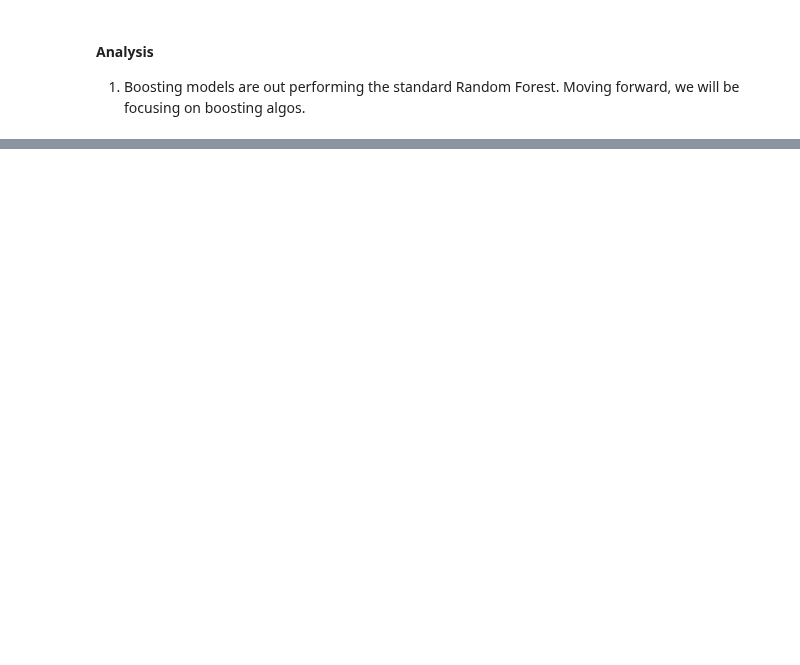
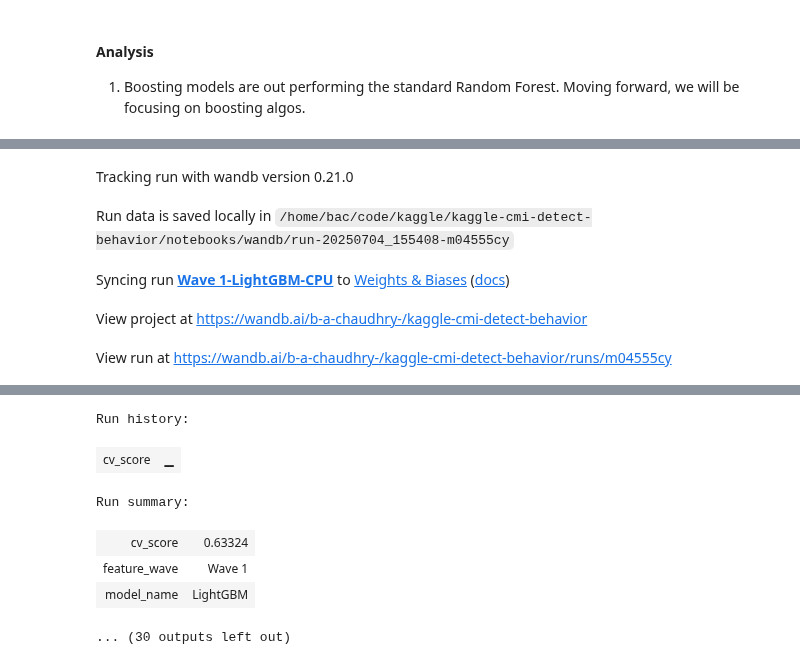
Before and after one commit to bachaudhry/kaggle-cmi-detect-behavior, a Jupyter notebook: notebooks/02-model-training.ipynb, the cells around one changed output, grey strips where cells are left out. Drawn from its saved outputs; the diff is of its cells as text; code cells hidden in the pictures; blank space fills up the shorter version.

```diff
--- a/notebooks/02-model-training.ipynb
+++ b/notebooks/02-model-training.ipynb
@@ -360,0 +459,4 @@ Run summary:
+# %%
+FEATURE_WAVE = "Wave 1"
+N_SPLITS = 5
+SEED = 42
@@ -360,0 +468,64 @@ Run summary:
+# %%
+# --- Updated Model Configurations (Top 3) ---
+model_configs = {
+    "LightGBM": {
+        "model": lgb.LGBMClassifier,
+        "params": { 'objective': 'multiclass', 'num_class': features_df['gesture_encoded'].nunique(), 'metric': 'multi_logloss', 'n_estimators': 1000, 'learning_rate': 0.05, 'feature_fraction': 0.8, 'bagging_fraction': 0.8, 'bagging_freq': 1, 'lambda_l1': 0.1, 'lambda_l2': 0.1, 'num_leaves': 31, 'verbose': -1, 'n_jobs': -1, 'seed': SEED, 'boosting_type': 'gbdt' }
+    },
+    "XGBoost": {
+        "model": xgb.XGBClassifier,
+        "params": { 'objective': 'multi:softprob', 'eval_metric': 'mlogloss', 'n_estimators': 1000, 'learning_rate': 0.05, 'max_depth': 6, 'subsample': 0.8, 'colsample_bytree': 0.8, 'gamma': 0.1, 'seed': SEED, 'n_jobs': -1, 'use_label_encoder': False }
+    },
+    "CatBoost": {
+        "model": cat.CatBoostClassifier,
+        "params": { 'iterations': 1000, 'learning_rate': 0.05, 'depth': 6, 'loss_function': 'MultiClass', 'eval_metric': 'MultiClass', 'random_seed': SEED, 'verbose': 0 }
+    }
+}
+# %%
+# --- Cross-Validation Loop for Each Model ---
+print("="*50)
+print(f"Starting Multi-Model CPU-Based Training on {FEATURE_WAVE} Features")
+print("="*50)
+
+for model_name, config in model_configs.items():
+
+    EXPERIMENT_NAME = f"{FEATURE_WAVE}-{model_name}-CPU"
+    fold_scores = []
+
+    print(f"\n---> Training Model: {model_name} <---")
+
+    cv = StratifiedGroupKFold(n_splits=N_SPLITS, shuffle=True, random_state=SEED)
+    for fold, (train_idx, val_idx) in enumerate(cv.split(X, y, groups)):
+        print(f"--- Fold {fold+1}/{N_SPLITS} ---")
+
+        X_train, y_train = X.iloc[train_idx], y.iloc[train_idx]
+        X_val, y_val = X.iloc[val_idx], y.iloc[val_idx]
+
+        model = config['model'](**config['params'])
+
+        if model_name == 'LightGBM':
+            model.fit(X_train, y_train, eval_set=[(X_val, y_val)], callbacks=[lgb.early_stopping(100, verbose=False)])
+        elif model_name == 'CatBoost':
+            model.fit(X_train, y_train, eval_set=[(X_val, y_val)], early_stopping_rounds=100)
+        elif model_name == 'XGBoost':
+            model.fit(X_train, y_train, verbose=False)
+
+        val_preds = model.predict_proba(X_val)
+        fold_score = balanced_accuracy_score(y_val, np.argmax(val_preds, axis=1))
+        fold_scores.append(fold_score)
+        print(f"Fold {fold+1} Balanced Accuracy: {fold_score:.5f}")
+
+    mean_cv_score = np.mean(fold_scores)
+    print(f"\n--- CV Summary for {model_name} ---")
+    print(f"Mean Balanced Accuracy: {mean_cv_score:.5f}")
+    print(f"Std Dev: {np.std(fold_scores):.5f}\n")
+
+    tracker.log_experiment(
+        experiment_name=EXPERIMENT_NAME,
+        model_name=model_name,
+        feature_wave=FEATURE_WAVE,
+        cv_score=mean_cv_score,
+        params=config['params'],
+        notes="Phase-specific statistical aggregates."
+    )
+# %% [output]
@@ -360,0 +550,5 @@ Run summary:
+Tracking run with wandb version 0.21.0
+Run data is saved locally in /home/bac/code/kaggle/kaggle-cmi-detect-behavior/notebooks/wandb/run-20250704_155408-m04555cy
+Syncing run Wave 1-LightGBM-CPU to Weights & Biases (docs)
+View project at https://wandb.ai/b-a-chaudhry-/kaggle-cmi-detect-behavior
+View run at https://wandb.ai/b-a-chaudhry-/kaggle-cmi-detect-behavior/runs/m04555cy
@@ -360,0 +556,7 @@ Run summary:
+Run history:
+| cv_score | ▁ |
+Run summary:
+| cv_score | 0.63324 |
+| feature_wave | Wave 1 |
+| model_name | LightGBM |
+... (30 outputs left out)
```
Also changed, not shown: parts of 11 cells of this notebook, 1 other file.
